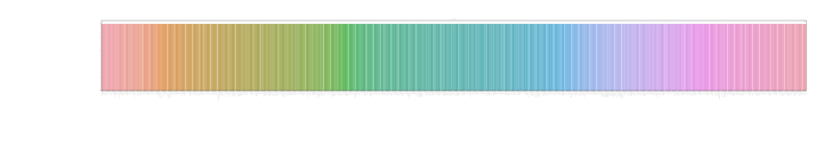
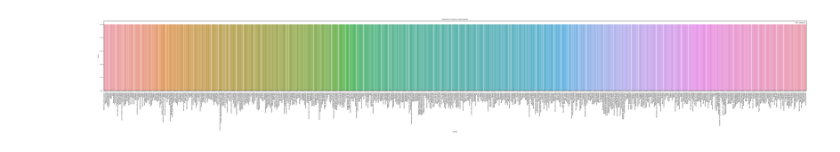
Before and after one commit to LingYuWings/NLP-Project, a Jupyter notebook: paper-code-pre/s2d_pre/pre.ipynb, the cells around one changed output. Cells and saved outputs as stored; diff of their text form; code cells hidden in the pictures.

```diff
--- a/paper-code-pre/s2d_pre/pre.ipynb
+++ b/paper-code-pre/s2d_pre/pre.ipynb
@@ -91,23 +91,23 @@ pivot_df.to_csv('output_descriptions.csv', index=False)
 # %%
 import pandas as pd
 import matplotlib.pyplot as plt
 import seaborn as sns
 
 # 读取两个数据集
 df1 = pd.read_csv('disease_1.csv')
 df2 = pd.read_csv('disease_2.csv')
 
 # 示例1：绘制疾病分布柱状图
 plt.figure(figsize=(50, 5))
-fontsize = 1
-sns.countplot(data=df1, x='disease', label='Dataset 1')
+fontsize = 5
+
 sns.countplot(data=df2, x='disease', label='Dataset 2')
 plt.xticks(rotation=90, fontsize=fontsize)  # 调整x轴标签的字体大小
 plt.xlabel('Disease', fontsize=fontsize)  # 调整x轴标签的字体大小
 plt.ylabel('Count', fontsize=fontsize)  # 调整y轴标签的字体大小
 plt.title('Distribution of Diseases in Both Datasets', fontsize=fontsize)  # 调整标题的字体大小
 plt.legend(fontsize=fontsize)  # 调整图例的字体大小
 plt.tick_params(axis='y', labelsize=fontsize)  # 调整y轴刻度的字体大小
 plt.show()
 # %% [output]
-[figure, old version]
+[figure, new version]
```
Also changed, not shown: parts of 5 cells of this notebook, 2 other files.
